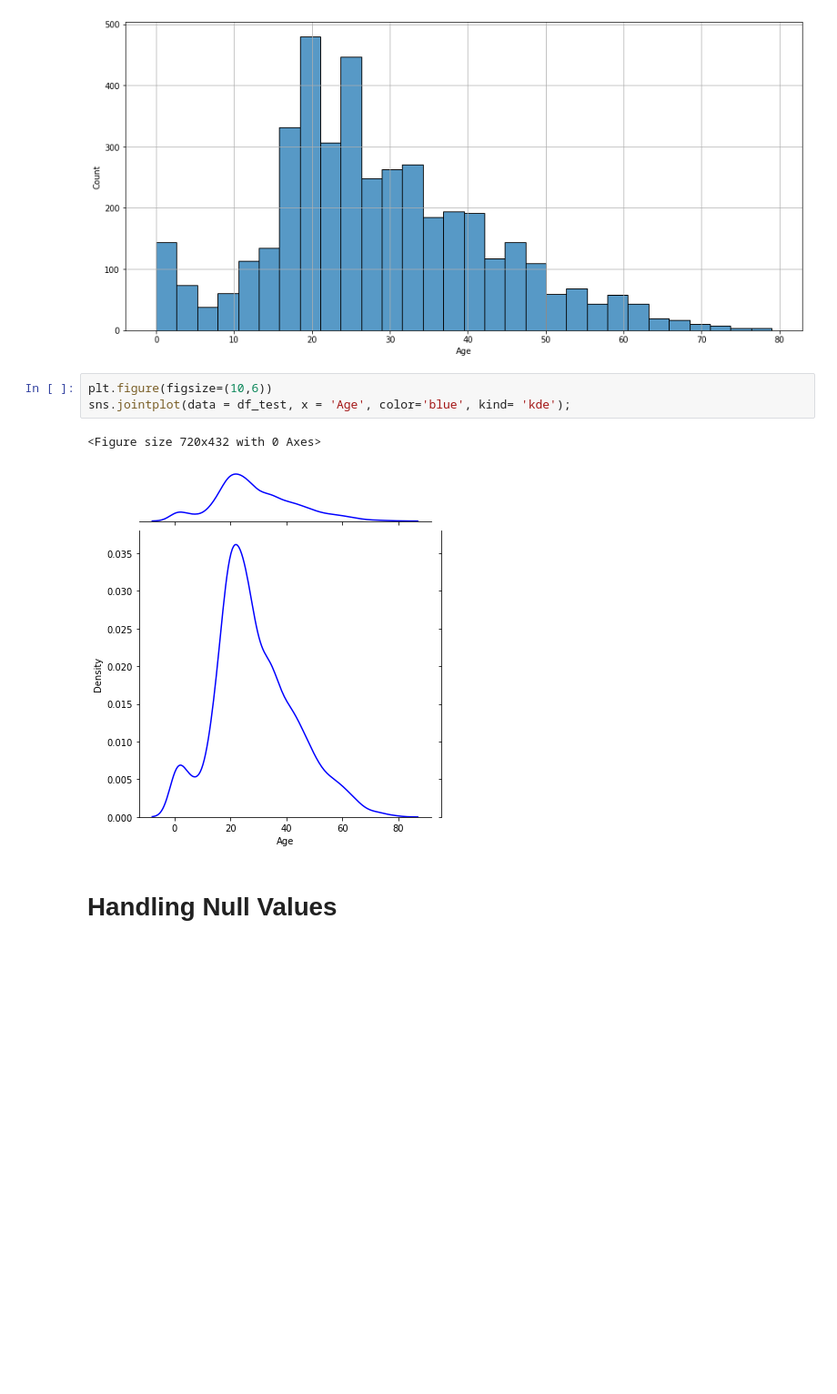
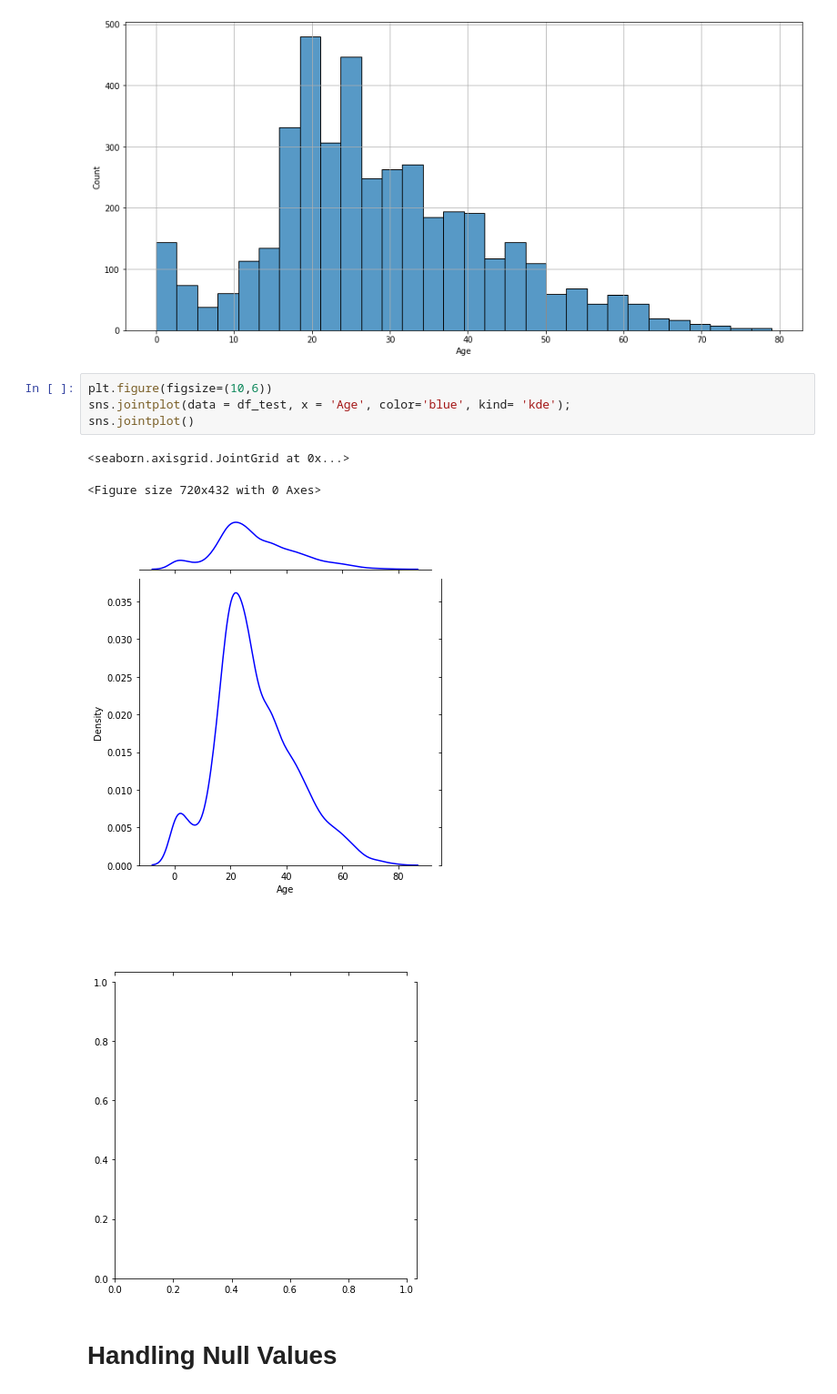
Before and after one commit to sumeet860/datascience, a Jupyter notebook: notebook/Titanic.ipynb, the cells around one changed output. Shown: that part at 91% size. Cells and saved outputs as stored; diff of their text form; blank space fills up the shorter version.

```diff
--- a/notebook/Titanic.ipynb
+++ b/notebook/Titanic.ipynb
@@ -425,9 +425,12 @@ sns.histplot(data= df_test, x= "Age", bins=30);
 # %%
 plt.figure(figsize=(10,6))
 sns.jointplot(data = df_test, x = 'Age', color='blue', kind= 'kde');
+sns.jointplot()
 # %% [output]
-<Figure size 720x432 with 0 Axes>
+<seaborn.axisgrid.JointGrid at 0x...>
+<Figure size 720x432 with 0 Axes>
 [figure]
+[figure, added]
 # %% [markdown]
 # Handling Null Values
 # %%
```
Also changed, not shown: 24 other files.
